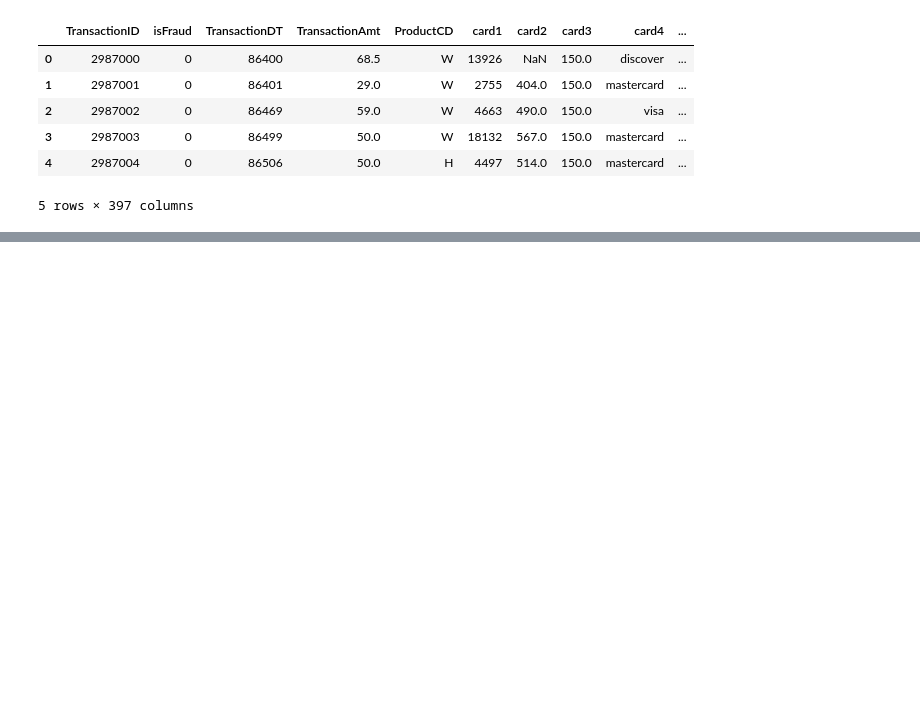
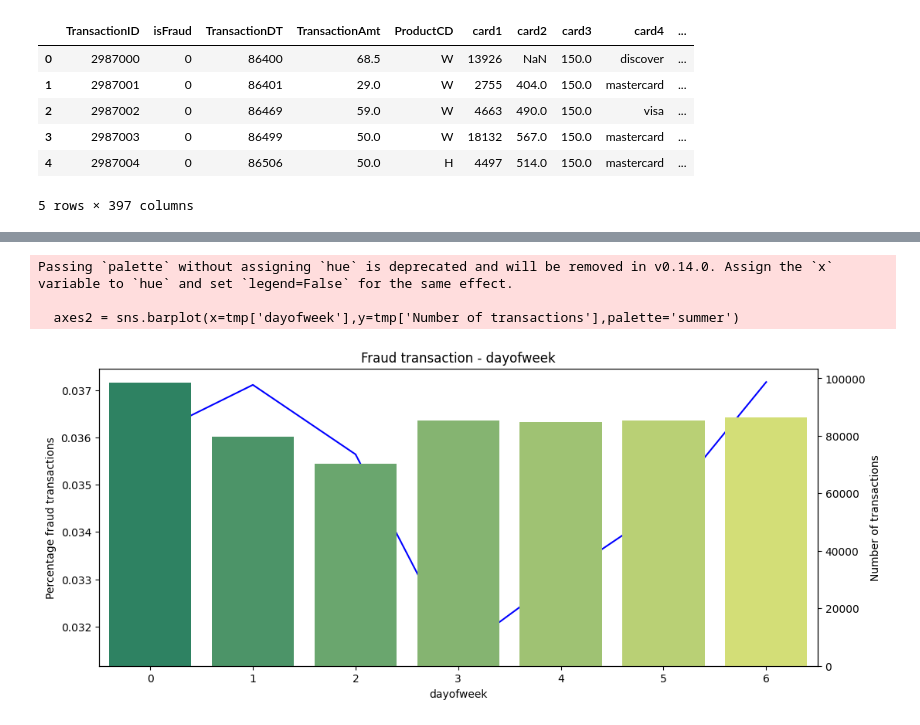
Before and after one commit to tranthikyphuong/IEEE-CIS-Fraud-Detection-Project, a Jupyter notebook: ieee-cis-fraud-detection.ipynb, the cells around one changed output, grey strips where cells are left out. Drawn from its saved outputs; the diff is of its cells as text; code cells hidden in the pictures; blank space fills up the shorter version.

```diff
--- a/ieee-cis-fraud-detection.ipynb
+++ b/ieee-cis-fraud-detection.ipynb
@@ -214,3 +214,7 @@ train_transaction.head()
 | 3 | 2987003 | 0 | 86499 | 50.0 | W | 18132 | 567.0 | 150.0 | mastercard | ... |
 | 4 | 2987004 | 0 | 86506 | 50.0 | H | 4497 | 514.0 | 150.0 | mastercard | ... |
 5 rows × 397 columns
+# %%
+merged_train['dayofweek'] = (merged_train['TransactionDT']//(60*60*24)-1)%7
+tmp= merged_train[['isFraud','dayofweek']].groupby(by=['dayofweek']).mean().reset_index()
+print(tmp)
@@ -216,0 +230,22 @@ train_transaction.head()
+# %%
+merged_train['dayofweek'] = (merged_train['TransactionDT']//(60*60*24)-1)%7
+#Question: What percentage of transcations are fraudulent on each day of week?
+# "\" line continuation
+tmp = merged_train[['isFraud','dayofweek']].groupby(by=['dayofweek']).mean().reset_index()\
+            .rename(columns={'isFraud':'Percentage fraud transactions'})
+# Question: How many transaction occur on each day of week?
+tmp_count = merged_train[['TransactionID','dayofweek']].groupby(by=['dayofweek']).count().reset_index() \
+            .rename(columns={'TransactionID':'Number of transactions'})
+tmp = tmp.merge(tmp_count,on=['dayofweek'])
+
+fig, axes = plt.subplots(figsize=(12,5))
+axes = sns.lineplot(x=tmp['dayofweek'],y=tmp['Percentage fraud transactions'],color='b')
+axes2 = axes.twinx()
+axes2 = sns.barplot(x=tmp['dayofweek'],y=tmp['Number of transactions'],palette='summer')
+axes.set_title('Fraud transaction - dayofweek')
+plt.show()
+# %% [output]
+Passing `palette` without assigning `hue` is deprecated and will be removed in v0.14.0. Assign the `x` variable to `hue` and set `legend=False` for the same effect.
+
+  axes2 = sns.barplot(x=tmp['dayofweek'],y=tmp['Number of transactions'],palette='summer')
+[figure, added]
```
Also changed, not shown: parts of 7 cells of this notebook.
